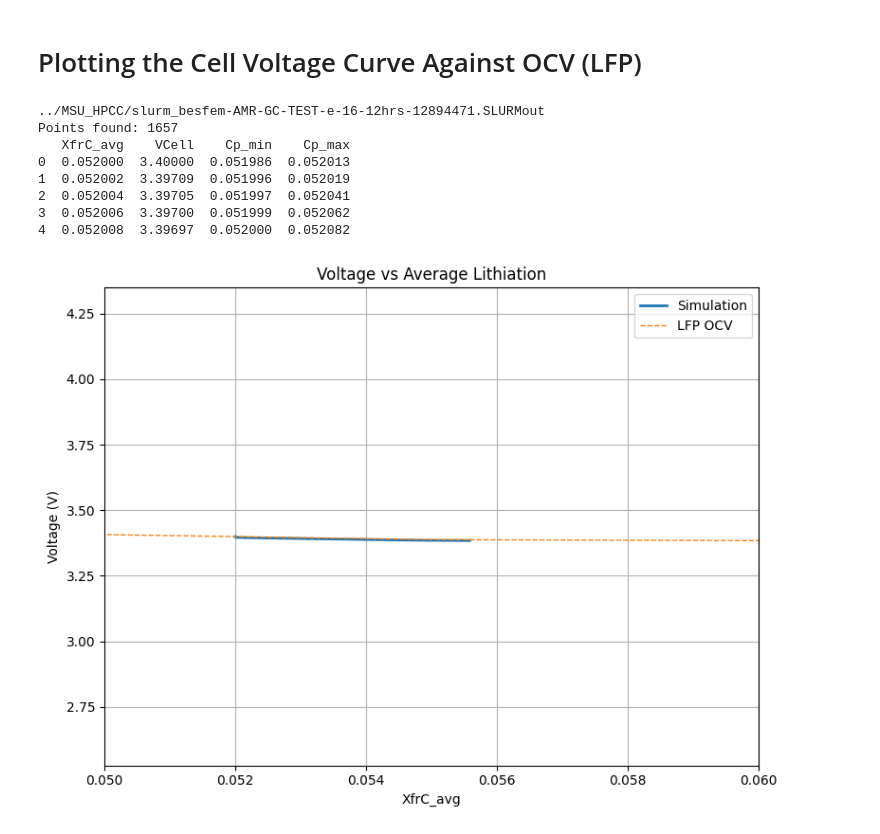
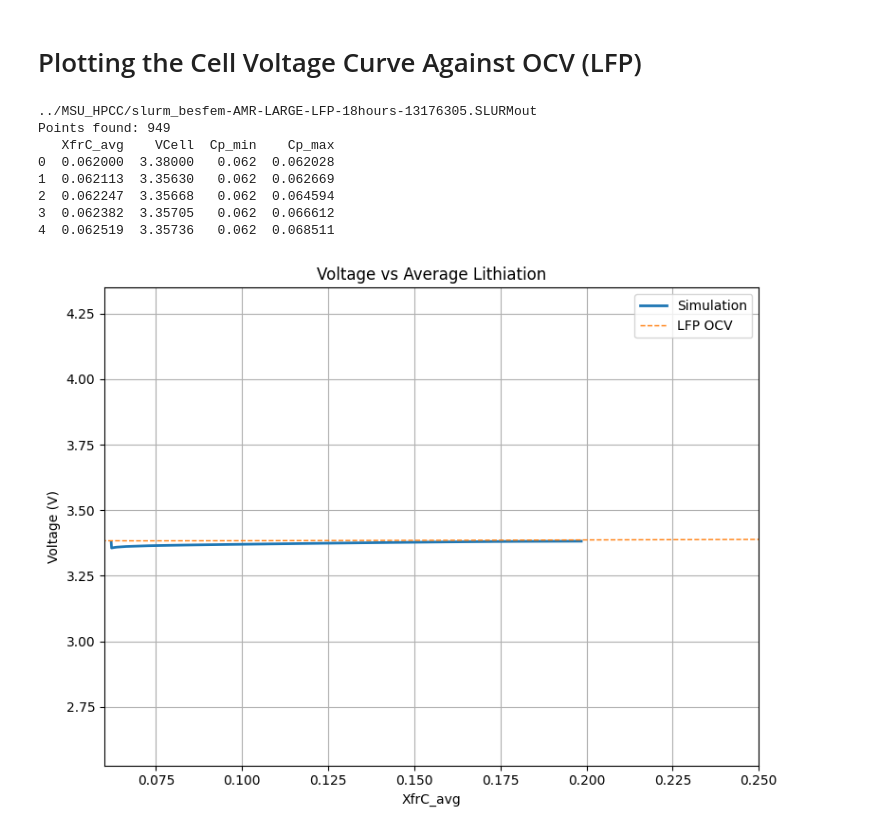
Before and after one commit to HCY-Group/BESFEM, a Jupyter notebook: plotting/OCV_CellVoltage.ipynb, the cells around one changed output. Drawn from its saved outputs; the diff is of its cells as text; code cells hidden in the pictures.

```diff
--- a/plotting/OCV_CellVoltage.ipynb
+++ b/plotting/OCV_CellVoltage.ipynb
@@ -248,8 +248,7 @@ def load_data(file_path):
 # ============================================================
 
 df1 = load_data(
-    "../MSU_HPCC/slurm_besfem-AMR-GC-TEST-e-16-12hrs-12894471.SLURMout"
-)
+    "../MSU_HPCC/slurm_besfem-AMR-LARGE-LFP-18hours-13176305.SLURMout")
 
 # ============================================================
 # LOAD AND CALCULATE LFP OCV
@@ -264,40 +263,40 @@ ocv = -chmPot + 3.4
 
 # ============================================================
 # PLOT 1: VOLTAGE VS AVERAGE LITHIATION
 # ============================================================
 
 plt.figure(figsize=(8, 6))
 
 plt.plot(
     df1["XfrC_avg"],
     df1["VCell"],
     linewidth=2,
     label="Simulation"
 )
 
 plt.plot(
     ticks,
     ocv,
     "--",
     linewidth=1,
     label="LFP OCV"
 )
 
 plt.xlabel("XfrC_avg")
-# plt.xlim(0.05, 0.06)
+# plt.xlim(0.06, 0.25)
 plt.ylabel("Voltage (V)")
 plt.title("Voltage vs Average Lithiation")
 plt.grid(True)
 plt.legend()
 plt.tight_layout()
 plt.show()
 # %% [output]
-../MSU_HPCC/slurm_besfem-AMR-GC-TEST-e-16-12hrs-12894471.SLURMout
-Points found: 1657
-   XfrC_avg    VCell    Cp_min    Cp_max
-0  0.052000  3.40000  0.051986  0.052013
-1  0.052002  3.39709  0.051996  0.052019
-2  0.052004  3.39705  0.051997  0.052041
-3  0.052006  3.39700  0.051999  0.052062
-4  0.052008  3.39697  0.052000  0.052082
+../MSU_HPCC/slurm_besfem-AMR-LARGE-LFP-18hours-13176305.SLURMout
+Points found: 949
+   XfrC_avg    VCell  Cp_min    Cp_max
+0  0.062000  3.38000   0.062  0.062028
+1  0.062113  3.35630   0.062  0.062669
+2  0.062247  3.35668   0.062  0.064594
+3  0.062382  3.35705   0.062  0.066612
+4  0.062519  3.35736   0.062  0.068511
-[figure, old version]
+[figure, new version]
```
Also changed, not shown: 7 other files.
